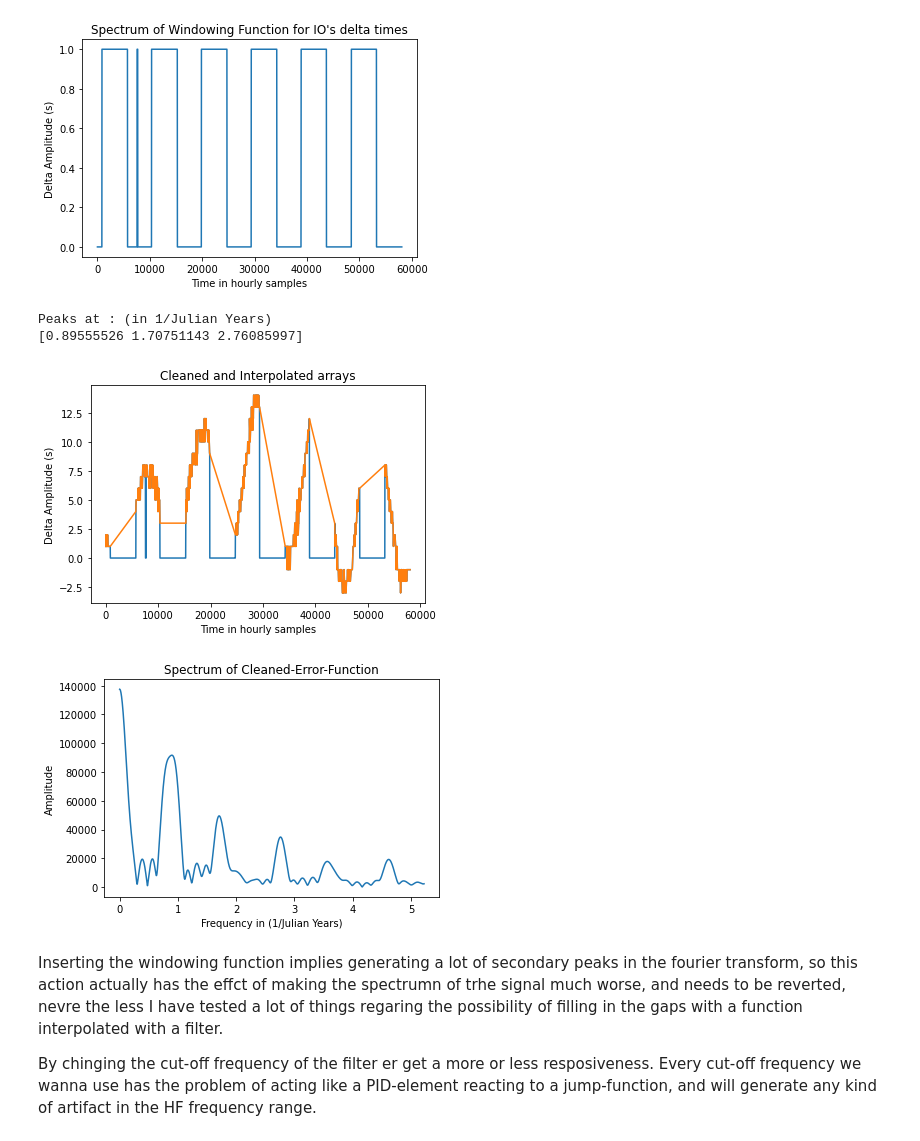
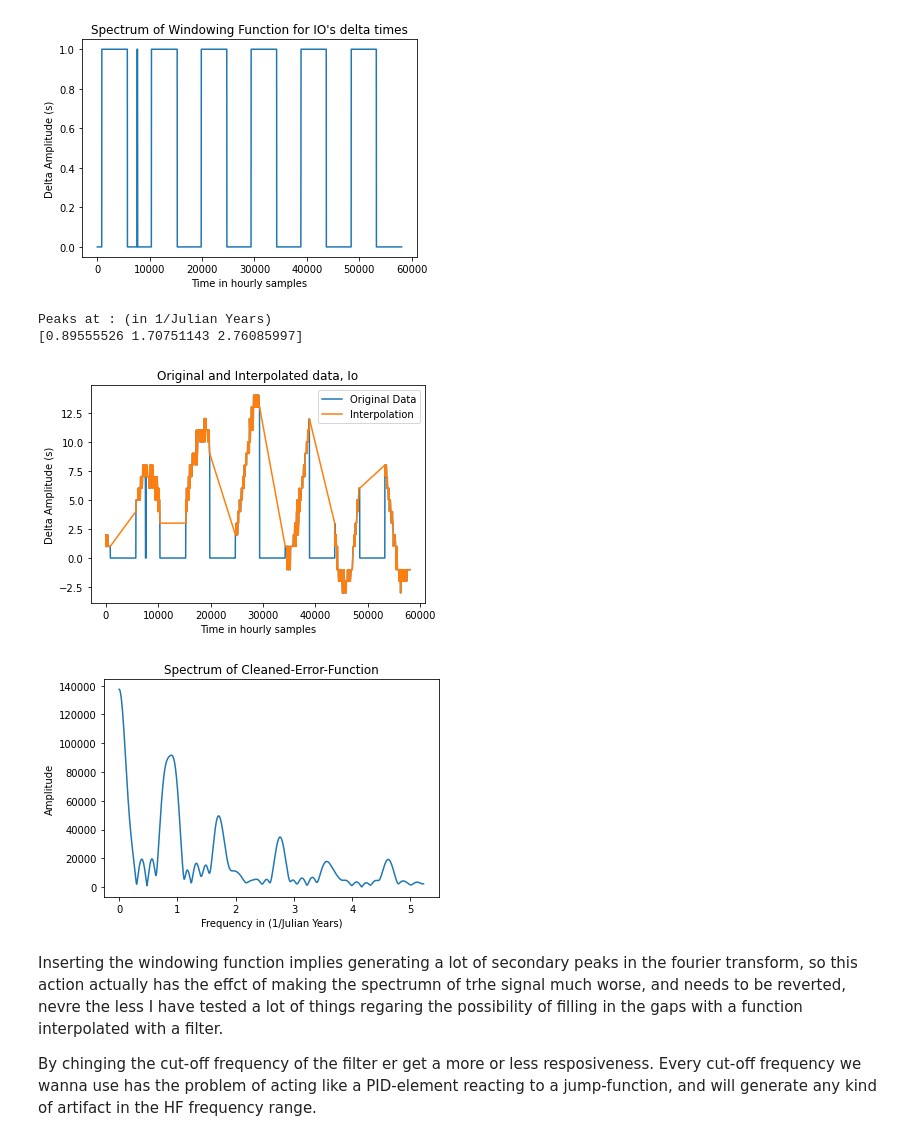
Before and after one commit to vittorioserra/jupiter_moons, a Jupyter notebook: pymeeus-master/analyzeEvent/Fourier-Analysis-of-error.ipynb, the cells around one changed output. Drawn from its saved outputs; the diff is of its cells as text; code cells hidden in the pictures.

```diff
--- a/pymeeus-master/analyzeEvent/Fourier-Analysis-of-error.ipynb
+++ b/pymeeus-master/analyzeEvent/Fourier-Analysis-of-error.ipynb
@@ -136,7 +134,7 @@ for i in range (len(relative_sampling_time)-1):
     samples_diff_vec[i] = relative_sampling_time[i+1] - relative_sampling_time[i]
 
 
-hot_positions = samples_diff_vec > 160000*2
+hot_positions = samples_diff_vec > 180000*2
 
 #print(hot_positions)
 
@@ -408,34 +406,37 @@ plt.plot(s_t_hrs)
 # %%
 #now I will try to clean out the mess made by the windowing function by setting every element of the arry to zero where the windowing function happens to be
 
 cleaned_array = eclipse_data_interp * (1-s_t_hrs)
 
 plt.figure(1)
 plt.ylabel('Delta Amplitude (s)')
 plt.xlabel('Time in hourly samples')
-plt.title('Cleaned and Interpolated arrays')
+plt.title('Original and Interpolated data, Io')
+
 
 plt.plot(cleaned_array)
 plt.plot(eclipse_data_interp)
+plt.legend(('Original Data','Interpolation'))
 
 #here I will perform an fft
 s_cleaned = fft(np.append(cleaned_array, zero_pad))
 
 plt.figure(2)
 
 plt.ylabel('Amplitude')
 plt.xlabel('Frequency in (1/Julian Years)')
 plt.title('Spectrum of Cleaned-Error-Function')
+
 plt.plot(freq[0:10**4], abs(s_cleaned[0:10**4]))
 
 peaks, _ = find_peaks(np.abs(s_cleaned[0:int(len(s_cleaned)/2)]), height=3*10**4)
 print('Peaks at : (in 1/Julian Years)')
 print(freq[peaks])
 # %% [output]
 Peaks at : (in 1/Julian Years)
 [0.89555526 1.70751143 2.76085997]
-[figure, old version]
+[figure, new version]
-[figure, old version]
+[figure, new version]
 # %% [markdown]
 Inserting the windowing function implies generating a lot of secondary peaks in the fourier transform, so this action actually has the effct of making the spectrumn of trhe signal much worse, and needs to be reverted, nevre the less I have tested a lot of things regaring the possibility of filling in the gaps with a function interpolated with a filter.
 
```
Also changed, not shown: parts of 48 cells of this notebook, 18 other files.
